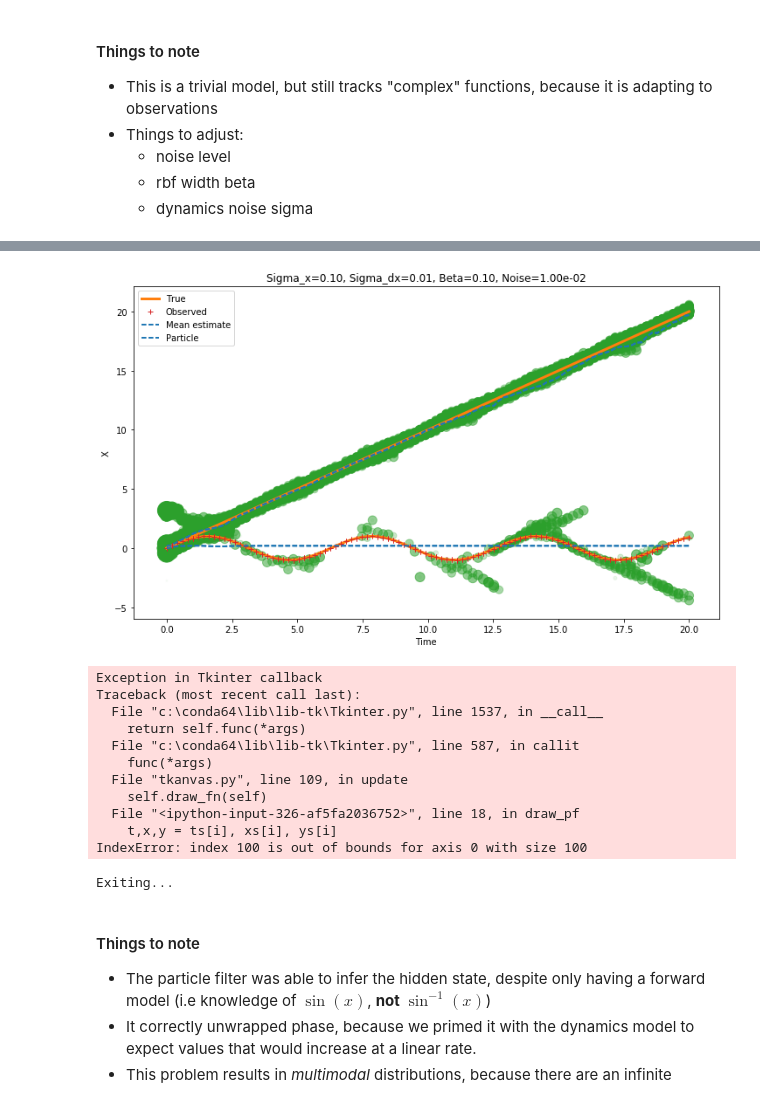
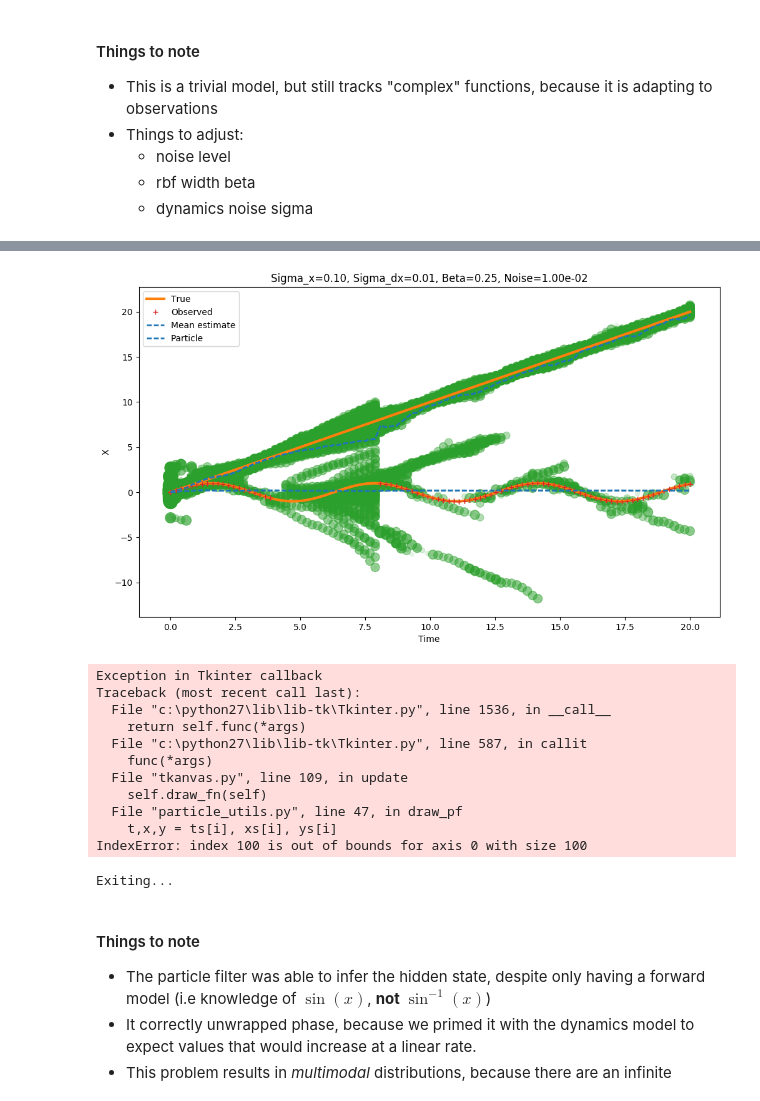
Before and after one commit to johnhw/summerschool2017, a Jupyter notebook: dynamic/dynamic_2.ipynb, the cells around one changed output, grey strips where cells are left out. Saved outputs shown, nothing was run; the diff lists cells and outputs as text; code cells hidden in the pictures.

```diff
--- a/dynamic/dynamic_2.ipynb
+++ b/dynamic/dynamic_2.ipynb
@@ -208,9 +218,7 @@ def run_pfilter(pfilter, inputs):
     estimated state"""
     # reset filter
     pfilter.init_filter()
-    particles = []
-    weights = []
-    means = []
+    particles, weights, means = [], [], []
     # apply to each element of the time series
     for i in range(len(inputs)):
         pfilter.update([inputs[i]])
@@ -247,35 +230,0 @@ def plot_pfilter(time,expected, observed, particles, weights, means):
-# %%
-# for interactive drawing
-import tkanvas
-tkanvas = reload(tkanvas)
-
-
-def animate_pfilter(ts, xs, ys, particles, weights, means, yscale=1.0):
-
-    w,h = 1200,600
-
-    yoff = h/2
-    xoff = 0
-    yscale = yscale * h/3
-    xscale = float(w) / np.max(ts)
-
-    def draw_pf(src):
-        global frame
-        i = frame
-        t,x,y = ts[i], xs[i], ys[i]
-        particle_set = particles[i]
-        weight = weights[i]
-        mean = means[i]
-        tdraw = t[0]*xscale+xoff
-
-        for w, particle in zip(weight, particle_set):
-            src.circle(tdraw, particle[0]*yscale+yoff, 1, fill="white", outline='')
-
-        max_p = np.argmax(weight)
-        src.circle(tdraw, particle_set[max_p][0]*yscale+yoff, 5, fill="green")
-
-        src.circle(tdraw, x[0]*yscale+yoff, 4, fill="red")
-        src.circle(tdraw, mean[0]*yscale+yoff, 5, fill="cyan")
-        frame += 1
-
-    kanvas = tkanvas.TKanvas(draw_fn=draw_pf, w=w, h=h)
@@ -371,36 +334,40 @@ pf_sin = pfilter.ParticleFilter(initial=prior,
 # %%
 
 def run_sinfilter(sig_x=0.1, sig_dx=0.01, bet=0.25, noise=-2):
+
+
+
 
     global sigma_p, beta, noise_level, frame
     sigma_x = sig_x
     sigma_dx = sig_dx
     beta = bet
     noise_level = 10**noise
     noise = np.random.normal(0,noise_level, x.shape)
     plt.figure(figsize=(12,7))
     y = x + noise
+    y[20:40,:] = np.nan
     frame = 0
     particles, weights, means = run_pfilter(pf_sin, y)
     plot_pfilter(t, t, y, particles, weights, means)
     animate_pfilter(t,t,y,particles,weights,means, yscale=1/10.0)
     plot_pfilter(t, x, y, particles, weights, means)
     %gui tk
     plt.title("Sigma_x=%.2f, Sigma_dx=%.2f, Beta=%.2f, Noise=%.2e" % (sigma_x, sigma_dx, beta, noise_level))
 
 ipywidgets.interact_manual(run_sinfilter, sig_x=(0.0, 2, 0.05), sig_dx=(0.0, 0.5, 0.01),
                            bet=(0.1, 5.0, 0.1), noise = (-5.0, 1.0, 0.1))
 # %% [output]
-[figure, old version]
+[figure, new version]
 Exception in Tkinter callback
 Traceback (most recent call last):
-  File "c:\conda64\lib\lib-tk\Tkinter.py", line 1537, in __call__
+  File "c:\python27\lib\lib-tk\Tkinter.py", line 1536, in __call__
     return self.func(*args)
-  File "c:\conda64\lib\lib-tk\Tkinter.py", line 587, in callit
+  File "c:\python27\lib\lib-tk\Tkinter.py", line 587, in callit
     func(*args)
   File "tkanvas.py", line 109, in update
     self.draw_fn(self)
-  File "<ipython-input-326-af5fa2036752>", line 18, in draw_pf
+  File "particle_utils.py", line 47, in draw_pf
     t,x,y = ts[i], xs[i], ys[i]
 IndexError: index 100 is out of bounds for axis 0 with size 100
 Exiting...
```
Also changed, not shown: parts of 22 cells of this notebook, 9 other files.
